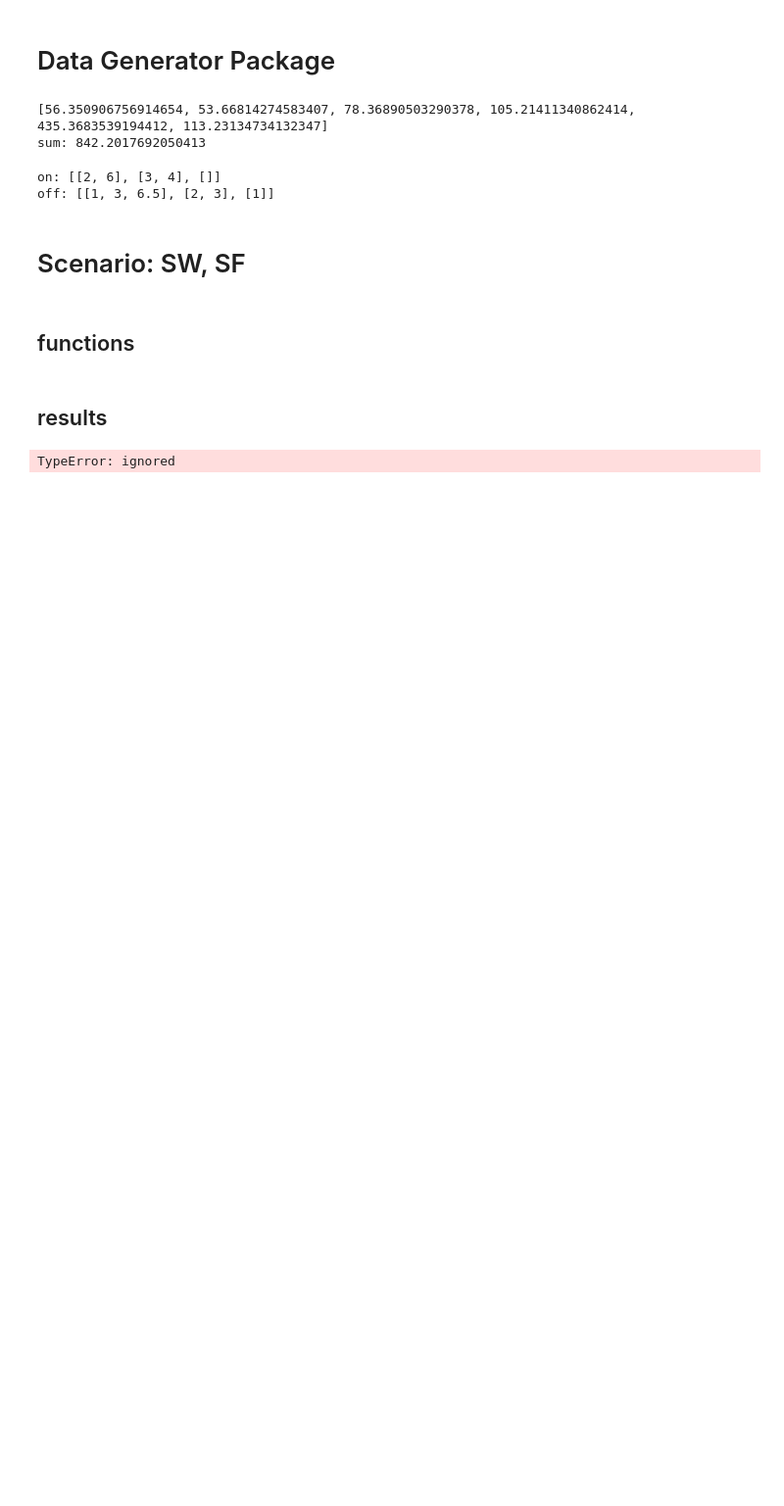
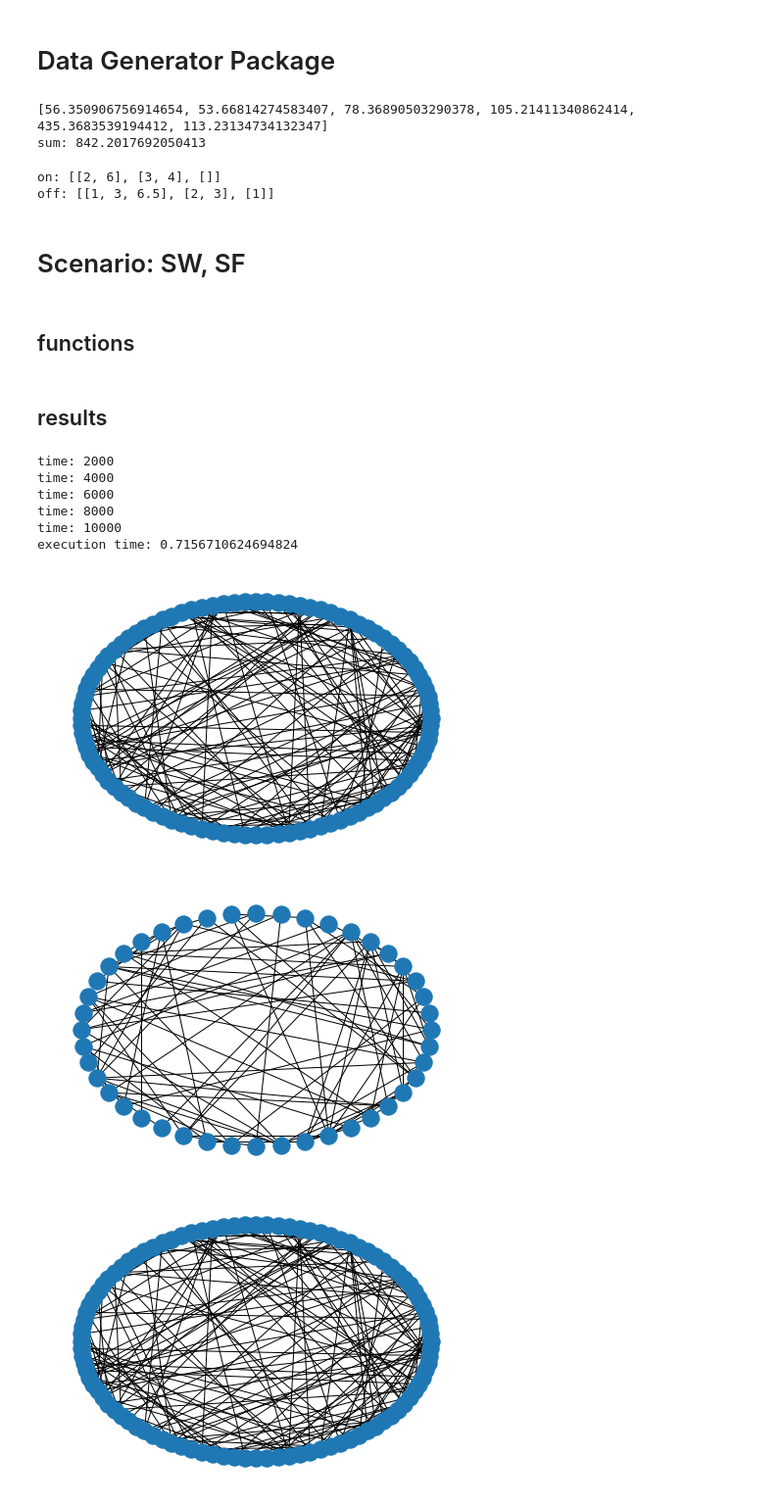
Before and after one commit to MJSahebnasi/Thesis-temporal-network-platform, a Jupyter notebook: thesis_main.ipynb, the cells around one changed output. Shown at 98% size. Cells and saved outputs as stored; diff of their text form; code cells hidden in the pictures; blank space fills up the shorter version.

```diff
--- a/thesis_main.ipynb
+++ b/thesis_main.ipynb
@@ -505,29 +509,50 @@ off: [[1, 3, 6.5], [2, 3], [1]]
 # Scenario: SW, SF
 # %% [markdown]
 ## functions
-# %%
-def OnOFF_Scenario_A(G, snp_t):
-
-
-
-  s = Simulation().create(G).with_node_onoff_process(on, off)
-  res, snaps = s.run(snapshot_times = snp_t)
-  plot_onoff_graph(sim_G, G)
+# %%
+def OnOFF_Scenario_A(G, snp_t, sim_duration, landa, mue):
+
+  n = G.number_of_nodes()
+
+  on_durations = [poisson_process(mue, sim_duration) for i in range(n)]
+  off_durations = [poisson_process(landa, sim_duration) for i in range(n)]
+
+  on_t, off_t = onoff_data_generator(on_durations, off_durations, max_time=sim_duration)
+
+  s = Simulation().create(G).with_node_onoff_process(on_t, off_t)
+  res, snaps = s.run(snapshot_times = snp_t)
+
+  for i in range(len(snaps)):
+    print('time:', snp_t[i])
+    plot_onoff_graph(snaps[i], G)
 # %% [markdown]
 ## results
 # %%
+import time
+
 n = 100
 k = 10
 p = 0.3
 
 G_SW_A = nx.watts_strogatz_graph(n, k, p)
 
-landa = 0.005
+landa = 0.005 # based on the paper, this is used for OFF duration (not on)
 mue_1 = 0.005
 mue_2 = 0.01
 
+snp_times = [2*10**3, 4*10**3, 6*10**3, 8*10**3, 10**4]
 
-
-OnOFF_Scenario_A(G_SW_A)
+t_a1 = time.time()
+OnOFF_Scenario_A(G_SW_A, snp_times, 10**4+100, landa, mue_1)
+t_a2 = time.time()
+print('execution time:', t_a2 - t_a1)
 # %% [output]
-TypeError: ignored
+time: 2000
+time: 4000
+time: 6000
+time: 8000
+time: 10000
+execution time: 0.7156710624694824
+[figure, added]
+[figure, added]
+[figure, added]
```
Also changed, not shown: parts of 4 cells of this notebook.
